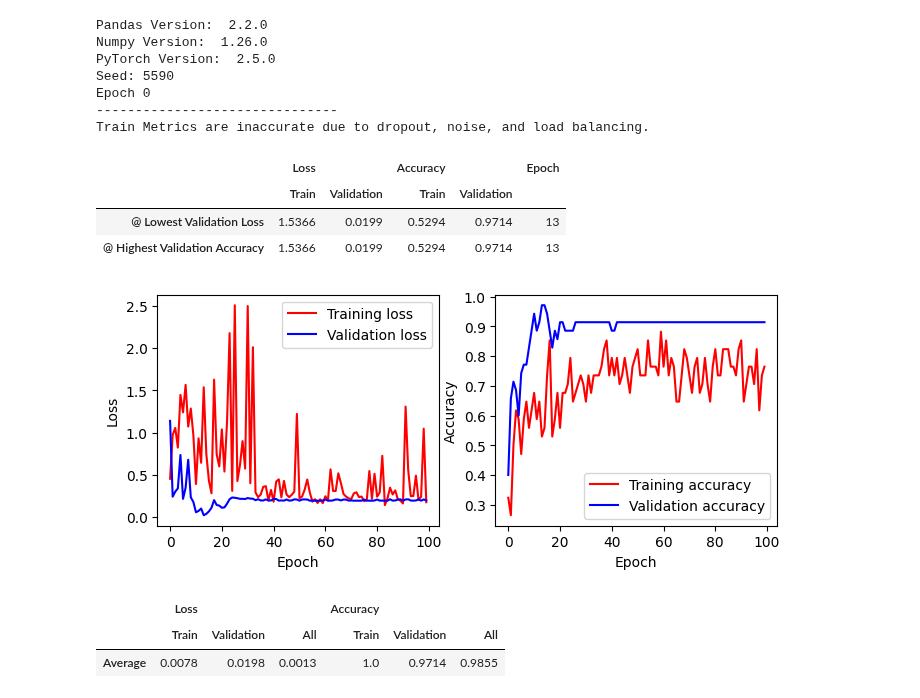
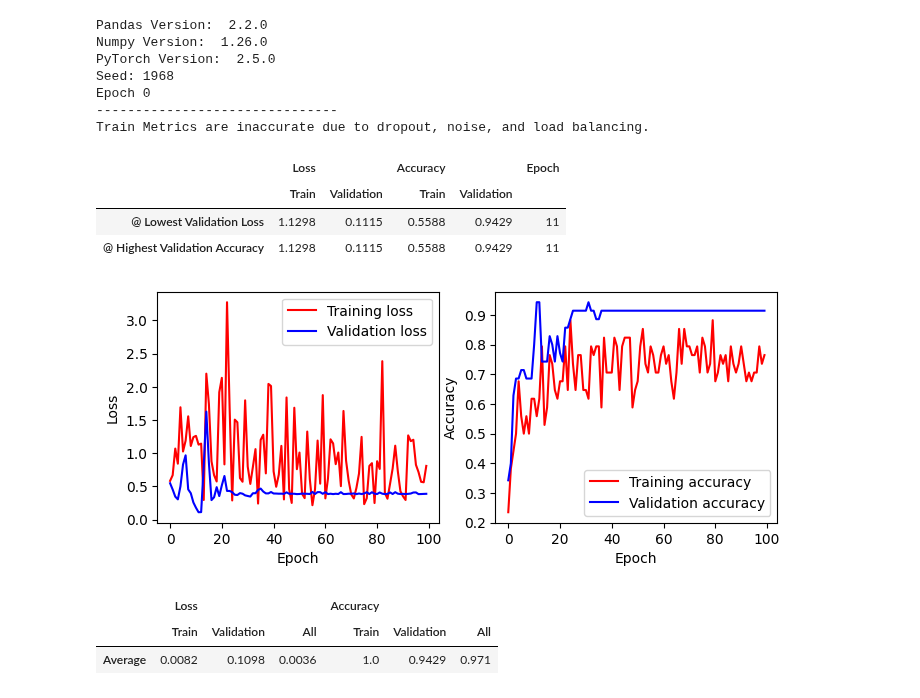
Before and after one commit to jasonrichdarmawan/learn-data-mining-techniques, a Jupyter notebook: 1-train.ipynb, the cells around one changed output. Saved outputs shown, nothing was run; the diff lists cells and outputs as text; code cells hidden in the pictures.

```diff
--- a/1-train.ipynb
+++ b/1-train.ipynb
@@ -11,7 +11,7 @@ print("Numpy Version: ", np.__version__)
 print("PyTorch Version: ", torch.__version__)
 
 seed = np.random.randint(10000)
-seed = 5590
+seed = 1968
 print("Seed: %d" % seed)
 torch.manual_seed(seed)
 
@@ -43,17 +43,15 @@ mask = X_train_tensor.max(dim=0).values.div(X_train_tensor.min(dim=0).values) >
 X_train_filtered = X_train_clipped.detach().clone()[:, mask]
 
 # Step 5: Transforming the data with log2
-# because the assumption is that
-# genes with high values tend to have a higher variance
-# while genes with low values tend to have lower variance.
-# This makes it difficult to compare genes
-# because the variance depends on the values level.
-# Log2 makes the variance uniform across different values level.
+# because genes with high values tend to have higher variance,
+# and log2 transformation is used to reduce the variance of each gene.
 X_train_log2 = X_train_filtered.detach().clone().log2()
 
 # Step 6: Standardize the data
+# to remove the differences in scale between genes,
+# ensuring that genes with high values do not disproportionately influence the model.
 mu = X_train_log2.mean(dim=0)
-sigma = X_train_log2.std(dim=0, correction=0)
+sigma = X_train_log2.std(dim=0)
 sigma[sigma == 0] = 1 # prevent division by zero
 X_train_scaled = X_train_log2.detach().clone().sub(mu).div(sigma)
 
@@ -421,37 +419,37 @@ plt.subplot(1,2,1)
 plt.plot(range(t+1), train_losses, 'r', label='Training loss')
 plt.plot(range(t+1), val_losses, 'b', label='Validation loss')
 plt.xlabel('Epoch')
 plt.ylabel('Loss')
 plt.legend()
 
 plt.subplot(1,2,2)
 plt.plot(range(t+1), train_accuracies, 'r', label='Training accuracy')
 plt.plot(range(t+1), val_accuracies, 'b', label='Validation accuracy')
 plt.xlabel('Epoch')
 plt.ylabel('Accuracy')
 plt.legend()
 
 print("Train Metrics are inaccurate due to dropout, noise, and load balancing.")
 
 display(pd.DataFrame({("Loss", "Train"):            [train_losses[val_losses.argmin()].round(4), train_losses[val_accuracies.argmax()].round(4)],
                       ("Loss", "Validation"):       [val_losses.min().round(4), val_losses[val_accuracies.argmax()].round(4)],
                       ("Accuracy", "Train"):        [train_accuracies[val_losses.argmin()].round(4), train_accuracies[val_accuracies.argmax()].round(4)],
                       ("Accuracy", "Validation"):   [val_accuracies[val_losses.argmin()].round(4), val_accuracies.max().round(4)],
                       ("Epoch", ""):                [val_losses.argmin(), val_accuracies.argmax()]},
                      index=["@ Lowest Validation Loss", "@ Highest Validation Accuracy"]))
 # %% [output]
 Pandas Version:  2.2.0
 Numpy Version:  1.26.0
 PyTorch Version:  2.5.0
-Seed: 5590
+Seed: 1968
 Epoch 0
 -------------------------------
 Train Metrics are inaccurate due to dropout, noise, and load balancing.
 |  | Loss |  | Accuracy |  | Epoch |
 |  | Train | Validation | Train | Validation |  |
-| @ Lowest Validation Loss | 1.5366 | 0.0199 | 0.5294 | 0.9714 | 13 |
-| @ Highest Validation Accuracy | 1.5366 | 0.0199 | 0.5294 | 0.9714 | 13 |
+| @ Lowest Validation Loss | 1.1298 | 0.1115 | 0.5588 | 0.9429 | 11 |
+| @ Highest Validation Accuracy | 1.1298 | 0.1115 | 0.5588 | 0.9429 | 11 |
-[figure, old version]
+[figure, new version]
 # %%
 # Evaluation Results
 model_weights = torch.load(f'weights/model_weights_0_{n_features}_{n_classes}_{num_experts}_{top_k}.pth', weights_only=True)
@@ -481,4 +479,4 @@ pd.DataFrame({("Loss", "Train"):            [avg_train_loss],
 # %% [output]
 |  | Loss |  |  | Accuracy |  |  |
 |  | Train | Validation | All | Train | Validation | All |
-| Average | 0.0078 | 0.0198 | 0.0013 | 1.0 | 0.9714 | 0.9855 |
+| Average | 0.0082 | 0.1098 | 0.0036 | 1.0 | 0.9429 | 0.971 |
```
Also changed, not shown: parts of 3 cells of this notebook, 5 other files.
